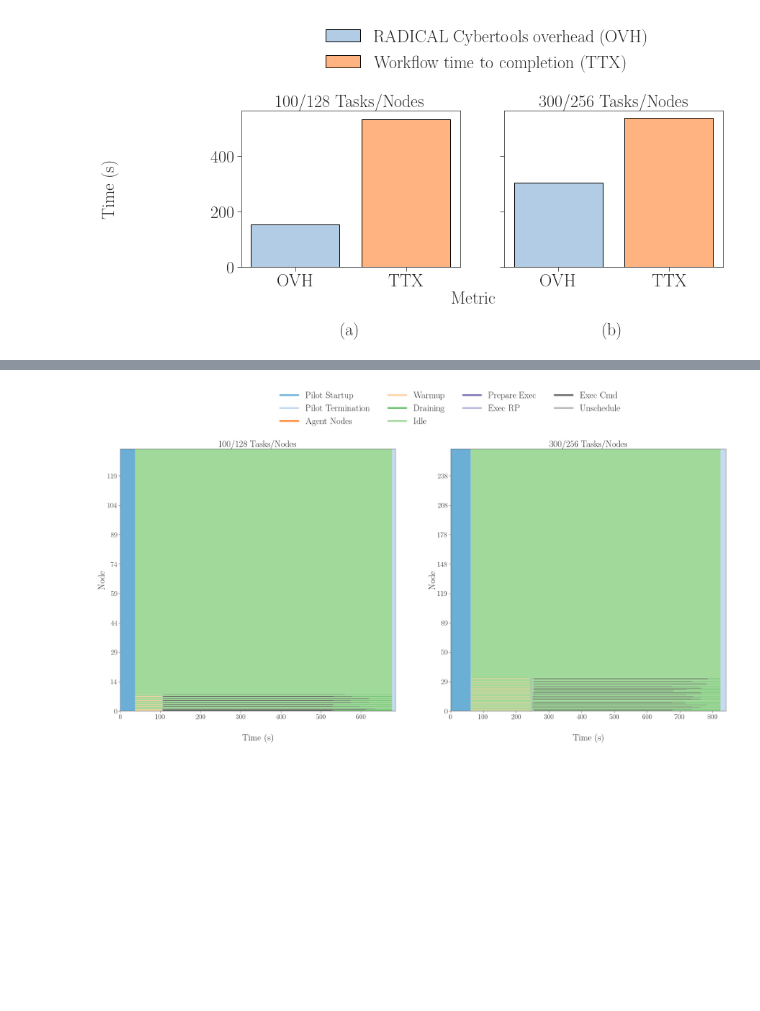
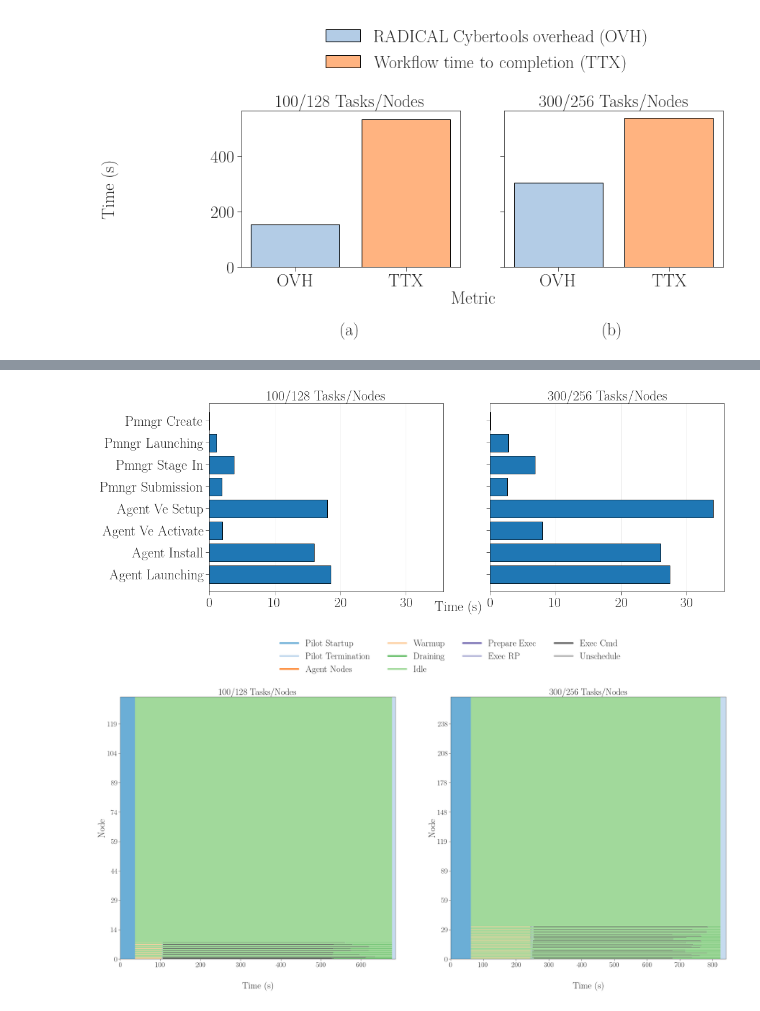
Before and after one commit to CODARcode/COVID-19_RCT, a Jupyter notebook: profiling/analysis/incite2020.ipynb, the cells around one changed output, grey strips where cells are left out. Drawn from its saved outputs; the diff is of its cells as text; code cells hidden in the pictures; blank space fills up the shorter version.

```diff
--- a/profiling/analysis/incite2020.ipynb
+++ b/profiling/analysis/incite2020.ipynb
@@ -206,3 +223,57 @@ plt.savefig('figures/incite2020_distribution_durations.png', dpi=300, bbox_inche
+# %%
+p_durations_df = {}
+for sid,durations in p_durations.items():
+    p_durations_df[sid] = pd.DataFrame.from_dict(durations, orient='index')
+# %%
+nsessions = len(suds)
+
+fwidth = 8*nsessions
+fhight = 6
+
+fig, axarr = plt.subplots(nrows=1, ncols=nsessions, figsize=(fwidth, fhight), sharex=True, sharey=True)
+
+i = 0
+j = 'a'
+for sid in suds:
+
+    if nsessions > 1:
+        ax = axarr[i]
+    else:
+        ax = axarr
+
+    labels = []
+    muted = ['p_pmngr_scheduling', 'p_agent_runtime'] # p_pmngr_scheduling, 'p_agent_runtime'
+    muted += [key for key in rp.utils.PILOT_DURATIONS_DEBUG['consume'].keys() if 'init' in key.lower()]
+
+    if set(muted).issubset(p_durations_df[sid].columns):
+        durations = p_durations_df[sid].drop(muted, axis=1)
+    else:
+        durations = p_durations_df[sid]
+
+    for label in durations.columns:
+        labels.append(label.replace("_", " ").title().replace("P ", ""))
+    labels = list(reversed(labels))
+
+    boxes = []
+    for duration in list(reversed(durations.columns)):
+        boxes.append(durations[duration].values[0])
+
+    ax.title.set_text('%s/%s Tasks/Nodes' % (ss[sid]['nunit'], int(ss[sid]['nnodes'])))
+
+    ax.barh(labels, boxes),
+
+    ax.xaxis.grid(True, linestyle='-', which='major', color='lightgrey', alpha=0.5)
+    ax.set_axisbelow(True)
+
+    i = i+1
+    j = chr(ord(j) + 1)
+
+fig.text( 0.5 , 0.05, 'Time (s)', ha='center', fontsize=24)
+
+plt.savefig('figures/incite2020_distribution_pilot_durations.pdf', dpi=300, bbox_inches='tight')
+plt.savefig('figures/incite2020_distribution_pilot_durations.png', dpi=300, bbox_inches='tight')
+# %% [output]
+[figure, added]
 # %%
 metrics_default = [
 
```
Also changed, not shown: parts of 3 cells of this notebook, 9 other files.
